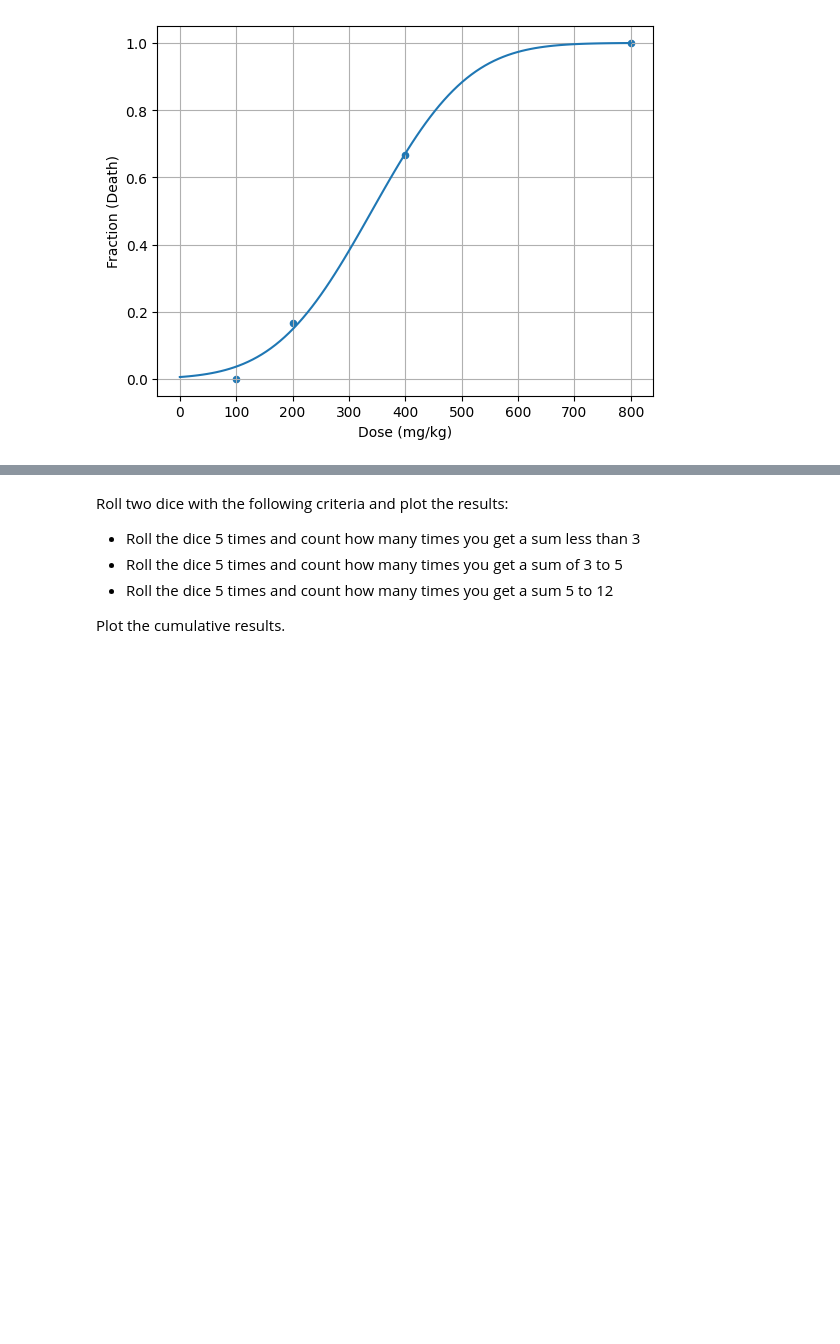
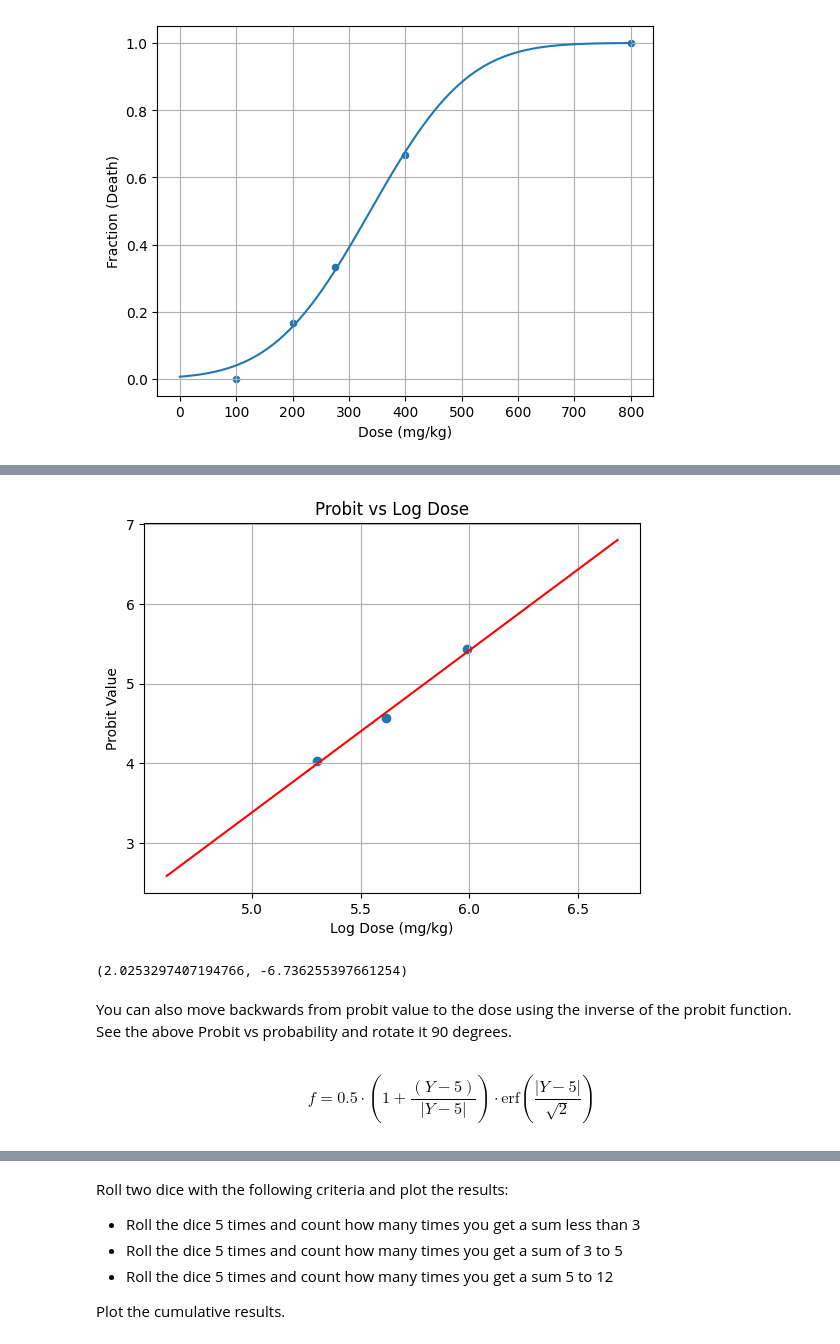
Before and after one commit to clint-bg/safetyinjc, a Jupyter notebook: harmrisk/05-humanbody.ipynb, the cells around one changed output, grey strips where cells are left out. Drawn from its saved outputs; the diff is of its cells as text; code cells hidden in the pictures; blank space fills up the shorter version.

```diff
--- a/harmrisk/05-humanbody.ipynb
+++ b/harmrisk/05-humanbody.ipynb
@@ -132,8 +132,8 @@ import matplotlib.pyplot as plt
 from scipy.optimize import curve_fit
 from scipy.stats import norm
 #create a dataframe with the data
-df = pd.DataFrame([100,200,400,800], columns=['Dose (mg/kg)'])
-df['Fraction (Death)'] = [0/6,1/6,4/6,6/6]
+df = pd.DataFrame([100,200,275, 400,800], columns=['Dose (mg/kg)'])
+df['Fraction (Death)'] = [0/6,1/6,2/6,4/6,6/6]
 #set function for fitting with curve_fit
 def cumulative_gaussian(x, mu, sigma):
     return norm.cdf(x, mu, sigma)
@@ -155,0 +180,32 @@ where Y is the probit value and $f$ is the mortality fraction of probability.
+# %%
+# example linearization of dose-response data using the probit model
+# log-transform the dose values
+df['Log Dose'] = np.log(df['Dose (mg/kg)'])
+# calculate the probit values for the lethality rates
+df['Probit'] = norm.ppf(df['Fraction (Death)']) + 5
+# plot the probit values against the log-transformed dose values
+plt.scatter(df['Log Dose'], df['Probit'])
+# fit a line to the probit vs log dose data
+dfn = df[1:-1]  # exclude first and last points for fitting
+slope, intercept = np.polyfit(dfn['Log Dose'], dfn['Probit'], 1)
+# plot the fitted line
+xfit = np.linspace(df['Log Dose'].min(), df['Log Dose'].max(), 100)
+yfit = slope * xfit + intercept
+plt.plot(xfit, yfit, color='red', label='Fitted Line')
+plt.xlabel('Log Dose (mg/kg)')
+plt.ylabel('Probit Value')
+plt.title('Probit vs Log Dose')
+plt.grid()
+plt.show()
+# %% [output]
+[figure, added]
+# %%
+slope, intercept
+# %% [output]
+(2.0253297407194766, -6.736255397661254)
+# %% [markdown]
+You can also move backwards from probit value to the dose using the inverse of the probit function. See the above Probit vs probability and rotate it 90 degrees.
+# %% [markdown]
+$$
+f = 0.5\cdot\left (1+ \frac{(Y-5)}{|Y-5|}\right) \cdot \text{erf}\left( \frac{|Y-5|}{\sqrt{2}}\right)
+$$
```
Also changed, not shown: parts of 16 cells of this notebook, 1 other file.
